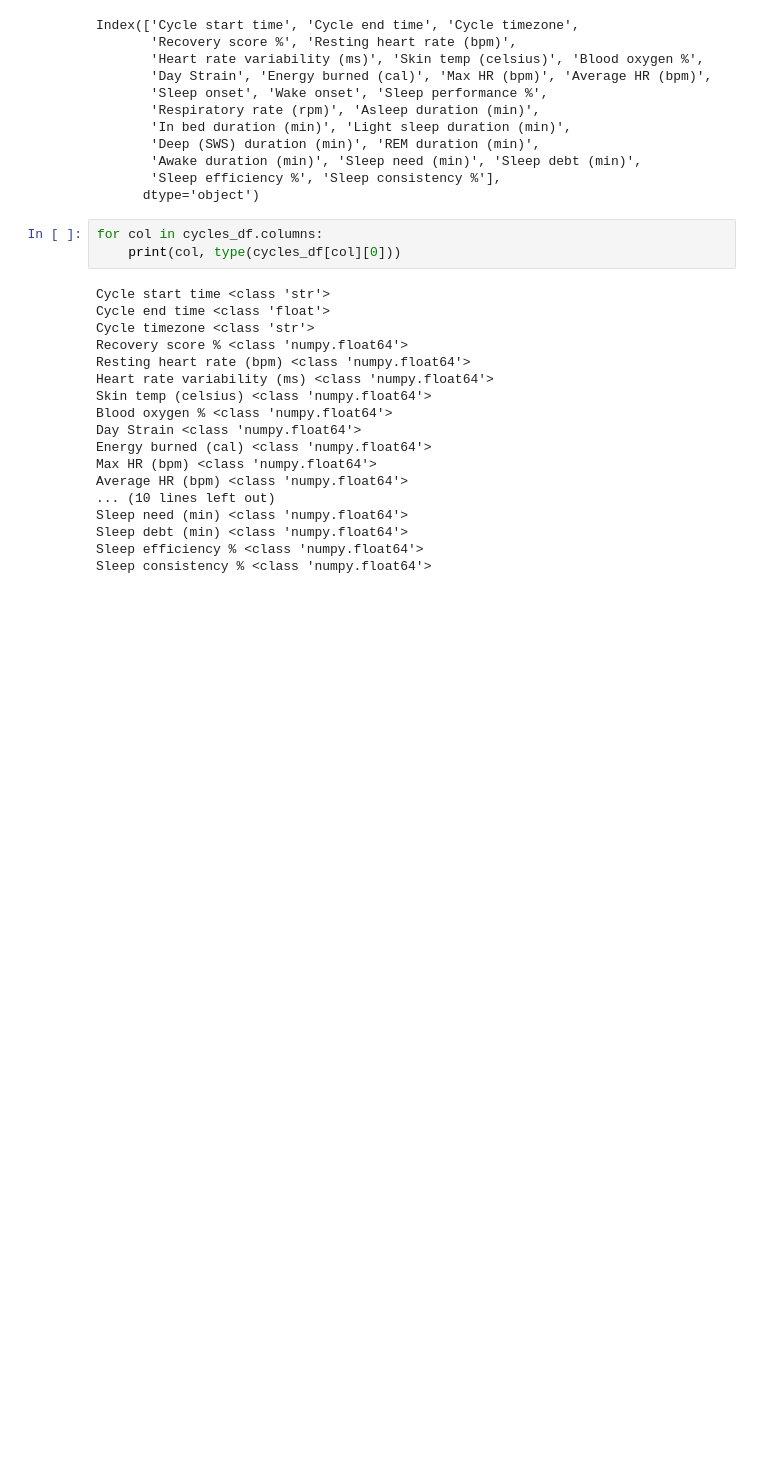
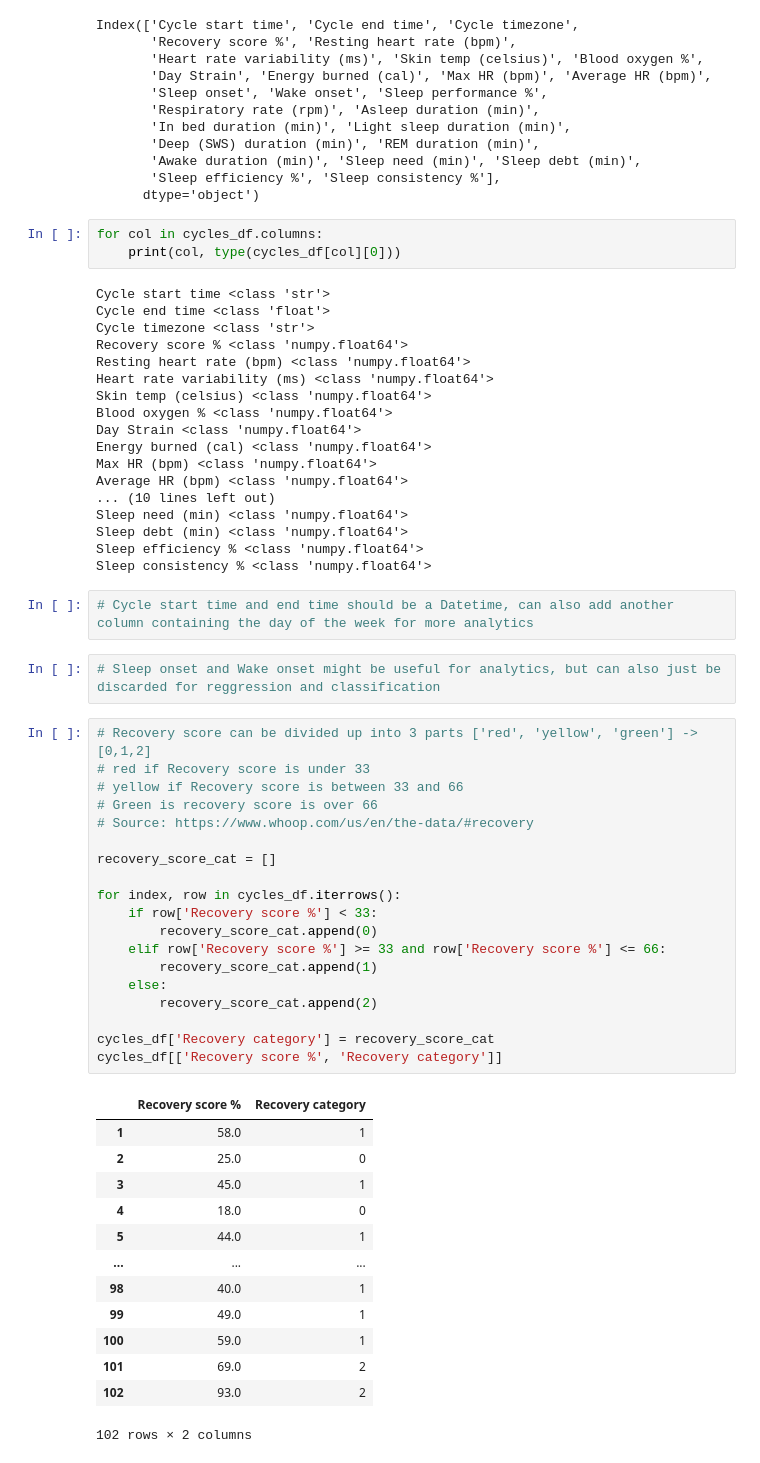
Before and after one commit to Topusaha/whoop-analysis, a Jupyter notebook: data-preprocessing.ipynb, the cells around one changed output. Cells and saved outputs as stored; diff of their text form; blank space fills up the shorter version.

Commit message:
Feature Engineered Recovery Catagory

```diff
--- a/data-preprocessing.ipynb
+++ b/data-preprocessing.ipynb
@@ -200,3 +200,40 @@ Sleep need (min) <class 'numpy.float64'>
 Sleep debt (min) <class 'numpy.float64'>
 Sleep efficiency % <class 'numpy.float64'>
 Sleep consistency % <class 'numpy.float64'>
+# %%
+# Cycle start time and end time should be a Datetime, can also add another column containing the day of the week for more analytics
+# %%
+# Sleep onset and Wake onset might be useful for analytics, but can also just be discarded for reggression and classification
+# %%
+# Recovery score can be divided up into 3 parts ['red', 'yellow', 'green'] -> [0,1,2]
+# red if Recovery score is under 33
+# yellow if Recovery score is between 33 and 66
+# Green is recovery score is over 66
+# Source: https://www.whoop.com/us/en/the-data/#recovery
+
+recovery_score_cat = []
+
+for index, row in cycles_df.iterrows():
+    if row['Recovery score %'] < 33:
+        recovery_score_cat.append(0)
+    elif row['Recovery score %'] >= 33 and row['Recovery score %'] <= 66:
+        recovery_score_cat.append(1)
+    else:
+        recovery_score_cat.append(2)
+
+cycles_df['Recovery category'] = recovery_score_cat
+cycles_df[['Recovery score %', 'Recovery category']]
+# %% [output]
+|  | Recovery score % | Recovery category |
+| 1 | 58.0 | 1 |
+| 2 | 25.0 | 0 |
+| 3 | 45.0 | 1 |
+| 4 | 18.0 | 0 |
+| 5 | 44.0 | 1 |
+| ... | ... | ... |
+| 98 | 40.0 | 1 |
+| 99 | 49.0 | 1 |
+| 100 | 59.0 | 1 |
+| 101 | 69.0 | 2 |
+| 102 | 93.0 | 2 |
+102 rows × 2 columns
```
